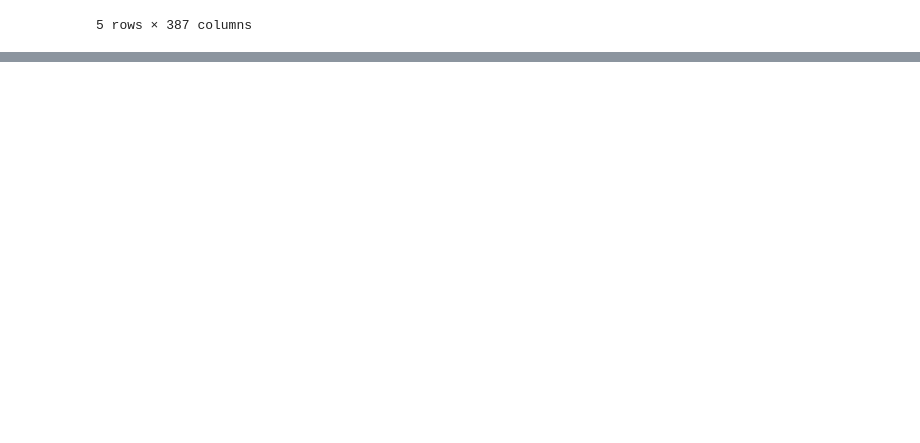
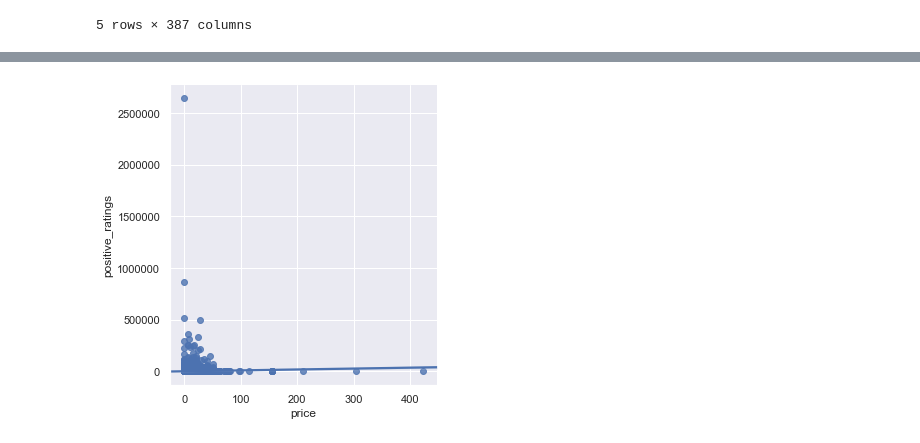
Before and after one commit to Peng1104/Ciencia-dos-Dados3, a Jupyter notebook: processado.ipynb, the cells around one changed output, grey strips where cells are left out. Saved outputs shown, nothing was run; the diff lists cells and outputs as text; code cells hidden in the pictures; blank space fills up the shorter version.

```diff
--- a/processado.ipynb
+++ b/processado.ipynb
@@ -49,0 +82,6 @@ sns.pairplot(data, hue='Unnamed: 0', kind='reg', x_vars=x_vars, y_vars=y_vars)
+# %%
+#sns.lmplot(x="price", y="positive_ratings", data = data[:30]);
+sns.set(rc={'figure.figsize':(45,15)})
+sns.lmplot(x="price", y="positive_ratings", data = data);
+# %% [output]
+[figure, added]
```
Also changed, not shown: parts of 10 cells of this notebook.
